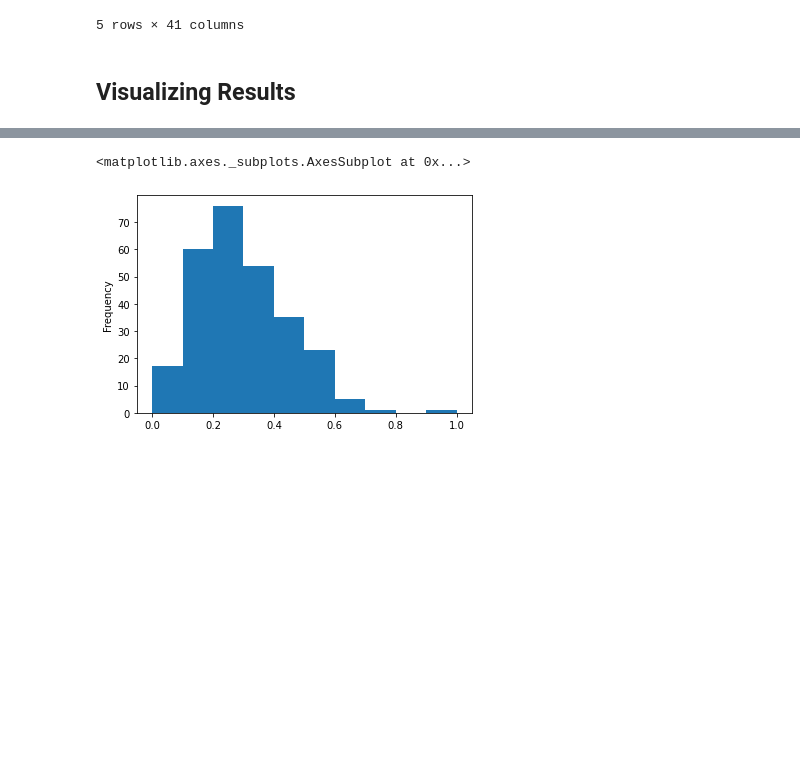
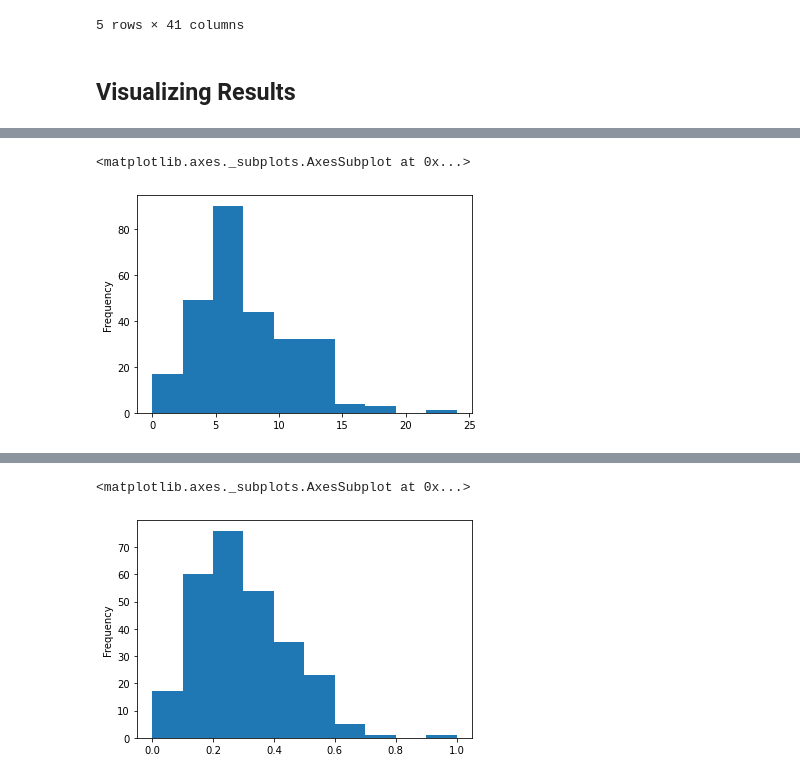
Before and after one commit to bwbelljr/delhi_spatial_index, a Jupyter notebook: Services Index for Wards.ipynb, the cells around one changed output, grey strips where cells are left out. Saved outputs shown, nothing was run; the diff lists cells and outputs as text; code cells hidden in the pictures; blank space fills up the shorter version.

```diff
--- a/Services Index for Wards.ipynb
+++ b/Services Index for Wards.ipynb
@@ -221,0 +244,5 @@ ward_idx.head()
+# %%
+ward_idx['ration_count'].plot(kind='hist')
+# %% [output]
+<matplotlib.axes._subplots.AxesSubplot at 0x...>
+[figure, added]
```
Also changed, not shown: parts of 17 cells of this notebook, 1 other file.
